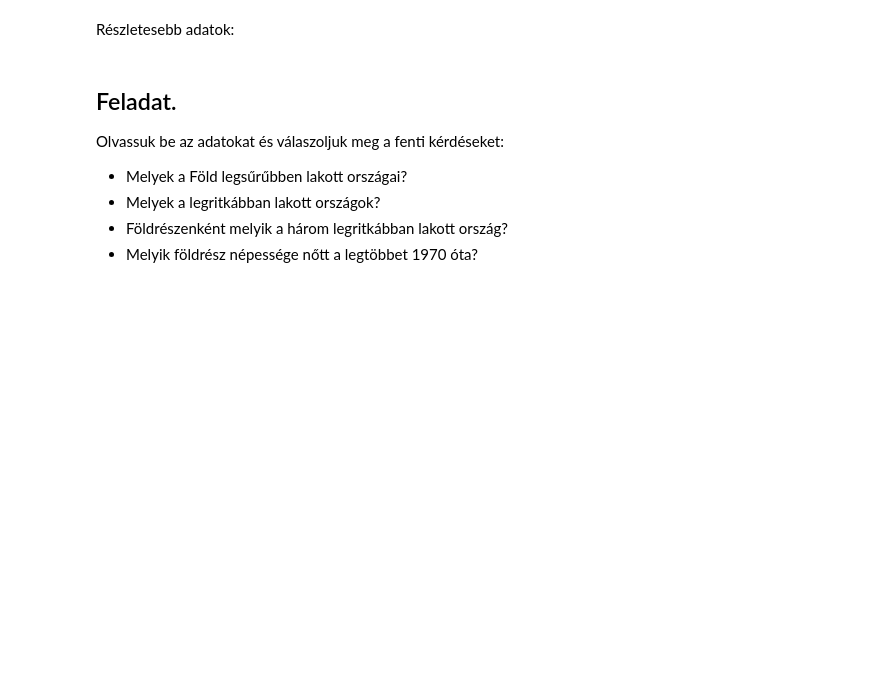
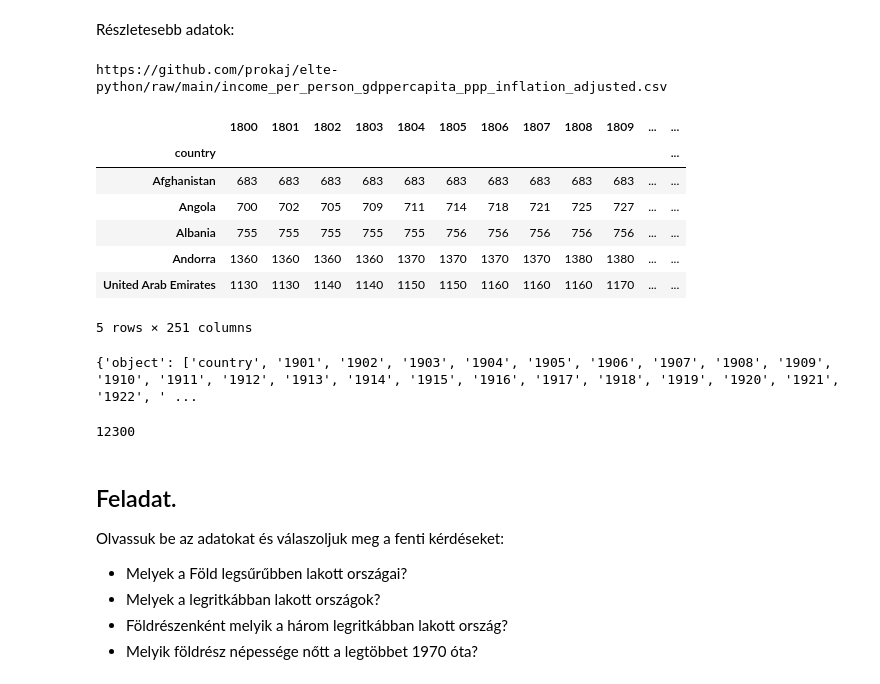
Before and after one commit to prokaj/elte-python, a Jupyter notebook: 10-gyakorlat.ipynb, the cells around one changed output. Cells and saved outputs as stored; diff of their text form; code cells hidden in the pictures; blank space fills up the shorter version.

```diff
--- a/10-gyakorlat.ipynb
+++ b/10-gyakorlat.ipynb
@@ -498,9 +575,19 @@ Részletesebb adatok:
 # %%
 
 url = baseurl+csv_files['income']
 print(url)
-df = pd.read_csv(url, dtype=str)
+df = pd.read_csv(url, dtype=str).set_index('country')
 df.head()
+# %% [output]
+https://github.com/prokaj/elte-python/raw/main/income_per_person_gdppercapita_ppp_inflation_adjusted.csv
+|  | 1800 | 1801 | 1802 | 1803 | 1804 | 1805 | 1806 | 1807 | 1808 | 1809 | ... | ... |
+| country |  |  |  |  |  |  |  |  |  |  |  | ... |
+| Afghanistan | 683 | 683 | 683 | 683 | 683 | 683 | 683 | 683 | 683 | 683 | ... | ... |
+| Angola | 700 | 702 | 705 | 709 | 711 | 714 | 718 | 721 | 725 | 727 | ... | ... |
+| Albania | 755 | 755 | 755 | 755 | 755 | 756 | 756 | 756 | 756 | 756 | ... | ... |
+| Andorra | 1360 | 1360 | 1360 | 1360 | 1370 | 1370 | 1370 | 1370 | 1380 | 1380 | ... | ... |
+| United Arab Emirates | 1130 | 1130 | 1140 | 1140 | 1150 | 1150 | 1160 | 1160 | 1160 | 1170 | ... | ... |
+5 rows × 251 columns
 # %%
 from collections import defaultdict
 col_types = defaultdict(list)
@@ -508,3 +595,5 @@ for col in df.columns:
     col_types[str(df[[col]].values.dtype)].append(col)
 
 print(dict(col_types))
+# %% [output]
+{'object': ['country', '1901', '1902', '1903', '1904', '1905', '1906', '1907', '1908', '1909', '1910', '1911', '1912', '1913', '1914', '1915', '1916', '1917', '1918', '1919', '1920', '1921', '1922', ' ...
@@ -511,3 +609,7 @@ print(dict(col_types))
+# %%
+convert('12.3k')
+# %% [output]
+12300
 # %% [markdown]
 ## Feladat.
 
```
Also changed, not shown: parts of 23 cells of this notebook.
